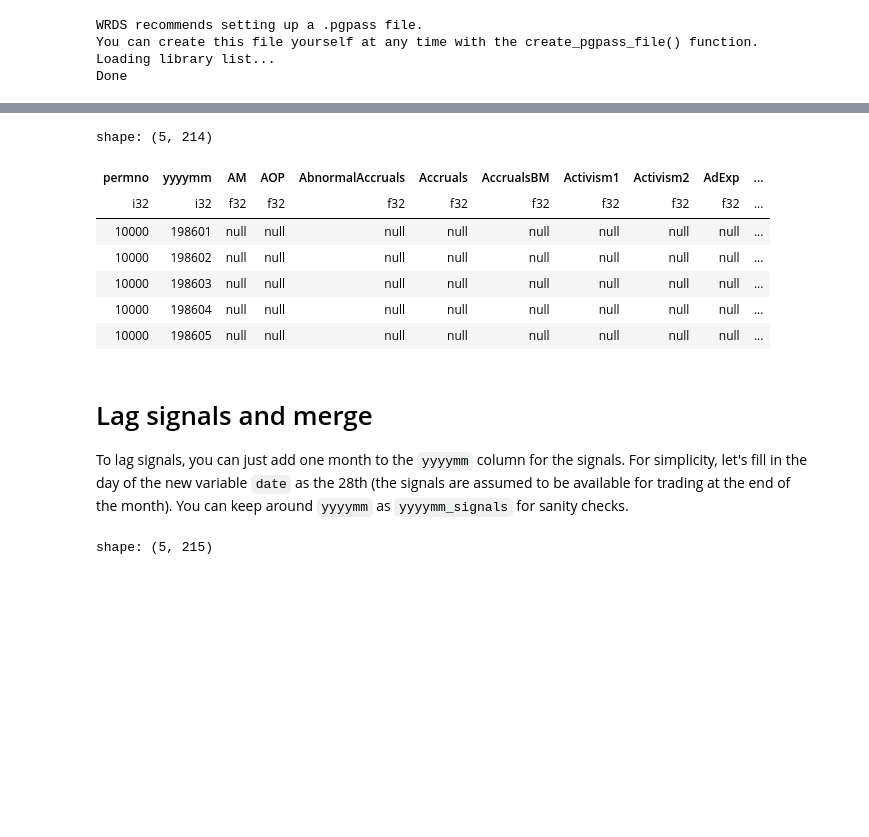
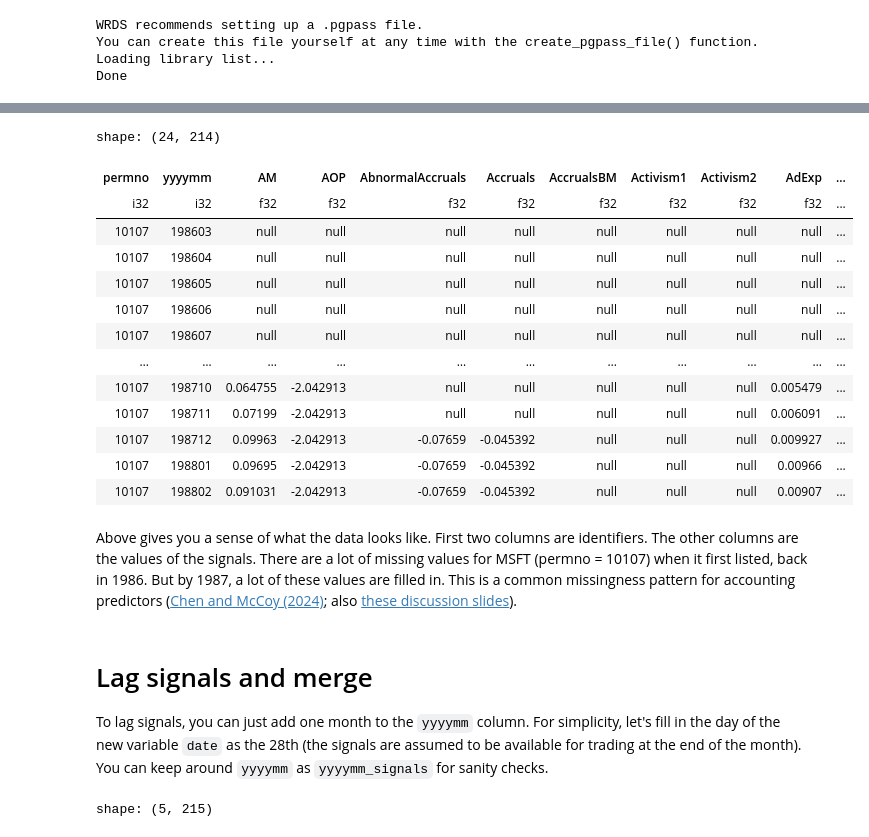
Before and after one commit to srbutler1/open-asset-pricing-download, a Jupyter notebook: examples/ML_portfolio_example.ipynb, the cells around one changed output, grey strips where cells are left out. Cells and saved outputs as stored; diff of their text form; code cells hidden in the pictures; blank space fills up the shorter version.

```diff
--- a/examples/ML_portfolio_example.ipynb
+++ b/examples/ML_portfolio_example.ipynb
@@ -64,23 +66,32 @@ Data is downloaded: 4 mins
 # %%
 # Get names of all signals
 signal_list = [col for col in bigdat.columns if col not in ["permno", "yyyymm"]]
 
 bigdat = bigdat.with_columns(pl.col(signal_list).cast(pl.Float32))
 
-bigdat.head()
+# show MSFT (permno = 10107)
+bigdat.filter(pl.col("permno") == 10107).head(24)
 # %% [output]
-shape: (5, 214)
+shape: (24, 214)
 | permno | yyyymm | AM | AOP | AbnormalAccruals | Accruals | AccrualsBM | Activism1 | Activism2 | AdExp | ... |
 | i32 | i32 | f32 | f32 | f32 | f32 | f32 | f32 | f32 | f32 | ... |
-| 10000 | 198601 | null | null | null | null | null | null | null | null | ... |
-| 10000 | 198602 | null | null | null | null | null | null | null | null | ... |
-| 10000 | 198603 | null | null | null | null | null | null | null | null | ... |
-| 10000 | 198604 | null | null | null | null | null | null | null | null | ... |
-| 10000 | 198605 | null | null | null | null | null | null | null | null | ... |
+| 10107 | 198603 | null | null | null | null | null | null | null | null | ... |
+| 10107 | 198604 | null | null | null | null | null | null | null | null | ... |
+| 10107 | 198605 | null | null | null | null | null | null | null | null | ... |
+| 10107 | 198606 | null | null | null | null | null | null | null | null | ... |
+| 10107 | 198607 | null | null | null | null | null | null | null | null | ... |
+| … | … | … | … | … | … | … | … | … | … | ... |
+| 10107 | 198710 | 0.064755 | -2.042913 | null | null | null | null | null | 0.005479 | ... |
+| 10107 | 198711 | 0.07199 | -2.042913 | null | null | null | null | null | 0.006091 | ... |
+| 10107 | 198712 | 0.09963 | -2.042913 | -0.07659 | -0.045392 | null | null | null | 0.009927 | ... |
+| 10107 | 198801 | 0.09695 | -2.042913 | -0.07659 | -0.045392 | null | null | null | 0.00966 | ... |
+| 10107 | 198802 | 0.091031 | -2.042913 | -0.07659 | -0.045392 | null | null | null | 0.00907 | ... |
+# %% [markdown]
+Above gives you a sense of what the data looks like. First two columns are identifiers. The other columns are the values of the signals. There are a lot of missing values for MSFT (permno = 10107) when it first listed, back in 1986. But by 1987, a lot of these values are filled in. This is a common missingness pattern for accounting predictors ([Chen and McCoy (2024)](https://arxiv.org/abs/2207.13071); also [these discussion slides](https://drive.google.com/file/d/1e8aGG9JtufQKeA_jMZ3XaP6wNhJS6Y0q/view)).
 # %% [markdown]
 # Lag signals and merge
 
-To lag signals, you can just add one month to the `yyyymm` column for the signals. For simplicity, let's fill in the day of the new variable `date` as the 28th (the signals are assumed to be available for trading at the end of the month). You can keep around `yyyymm` as `yyyymm_signals` for sanity checks.
+To lag signals, you can just add one month to the `yyyymm` column. For simplicity, let's fill in the day of the new variable `date` as the 28th (the signals are assumed to be available for trading at the end of the month). You can keep around `yyyymm` as `yyyymm_signals` for sanity checks.
 # %%
 bigdat = bigdat.select(
     "permno",
```
Also changed, not shown: parts of 23 cells of this notebook.
